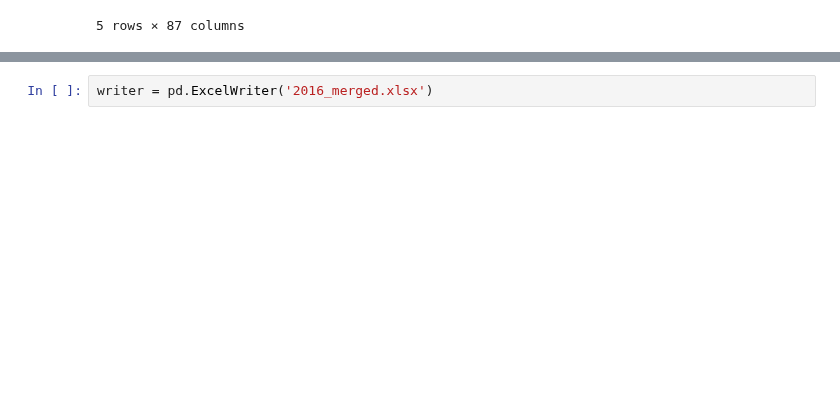
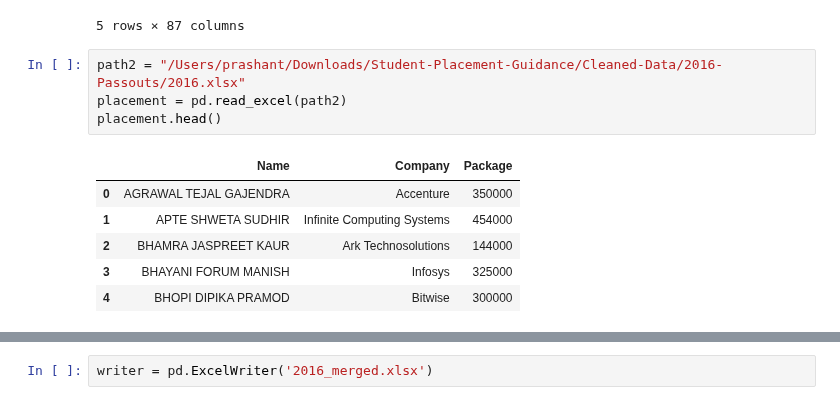
Before and after one commit to Purteeeek/Student-Placement-Guidance, a Jupyter notebook: Cleaning Notebooks/2016-Passout/Sem3-Sem6_2016.ipynb, the cells around one changed output, grey strips where cells are left out. Saved outputs shown, nothing was run; the diff lists cells and outputs as text; blank space fills up the shorter version.

```diff
--- a/Cleaning Notebooks/2016-Passout/Sem3-Sem6_2016.ipynb
+++ b/Cleaning Notebooks/2016-Passout/Sem3-Sem6_2016.ipynb
@@ -150,3 +150,14 @@ merge.head()
 | APTE SHWETA SUDHIR | 35 | 16 | 20 | 36 | 20 | 65 | 20 | 24 | 24 | 22 | ... | ... |
 | BAIKAR SACHIN SITARAM | 3 | 10 | 13 | 43 | 20 | 50 | 15 | 19 | 19 | 37 | ... | ... |
 5 rows × 87 columns
+# %%
+path2 = "/Users/prashant/Downloads/Student-Placement-Guidance/Cleaned-Data/2016-Passouts/2016.xlsx"
+placement = pd.read_excel(path2)
+placement.head()
+# %% [output]
+|  | Name | Company | Package |
+| 0 | AGRAWAL TEJAL GAJENDRA | Accenture | 350000 |
+| 1 | APTE SHWETA SUDHIR | Infinite Computing Systems | 454000 |
+| 2 | BHAMRA JASPREET KAUR | Ark Technosolutions | 144000 |
+| 3 | BHAYANI FORUM MANISH | Infosys | 325000 |
+| 4 | BHOPI DIPIKA PRAMOD | Bitwise | 300000 |
```
Also changed, not shown: parts of 8 cells of this notebook, 1 other file.
